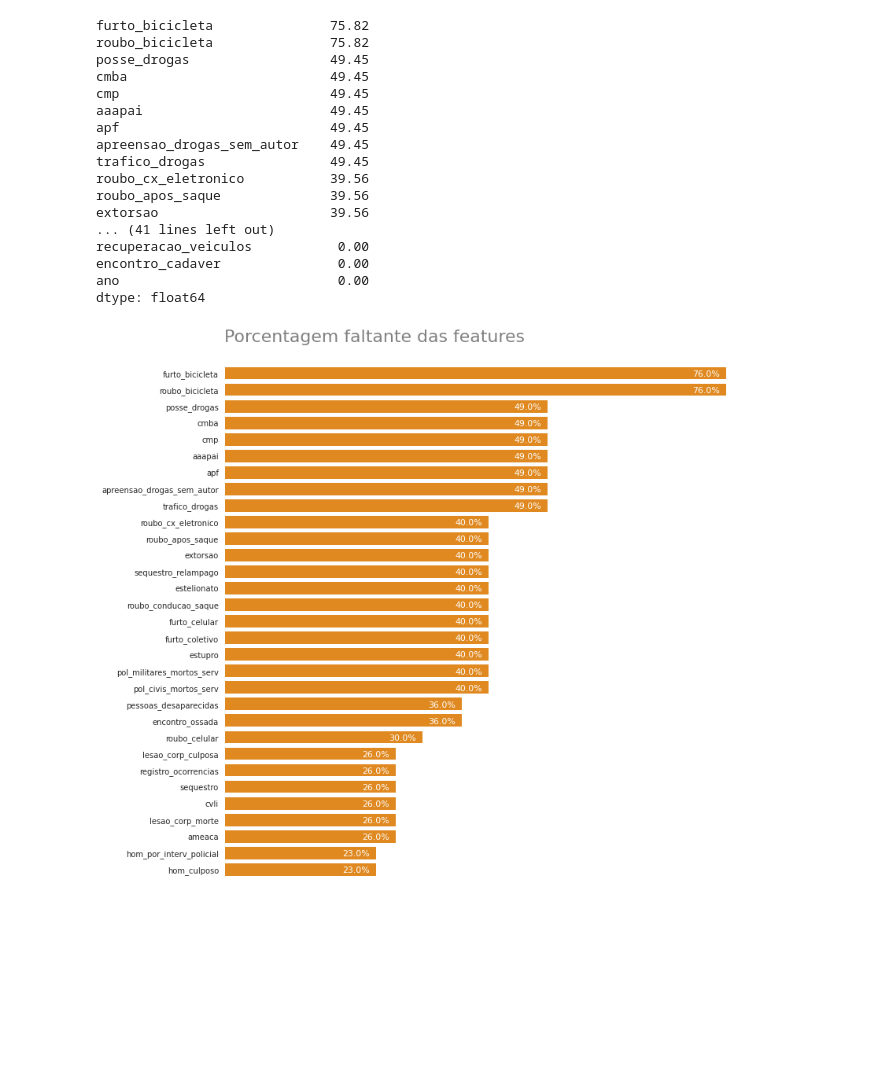
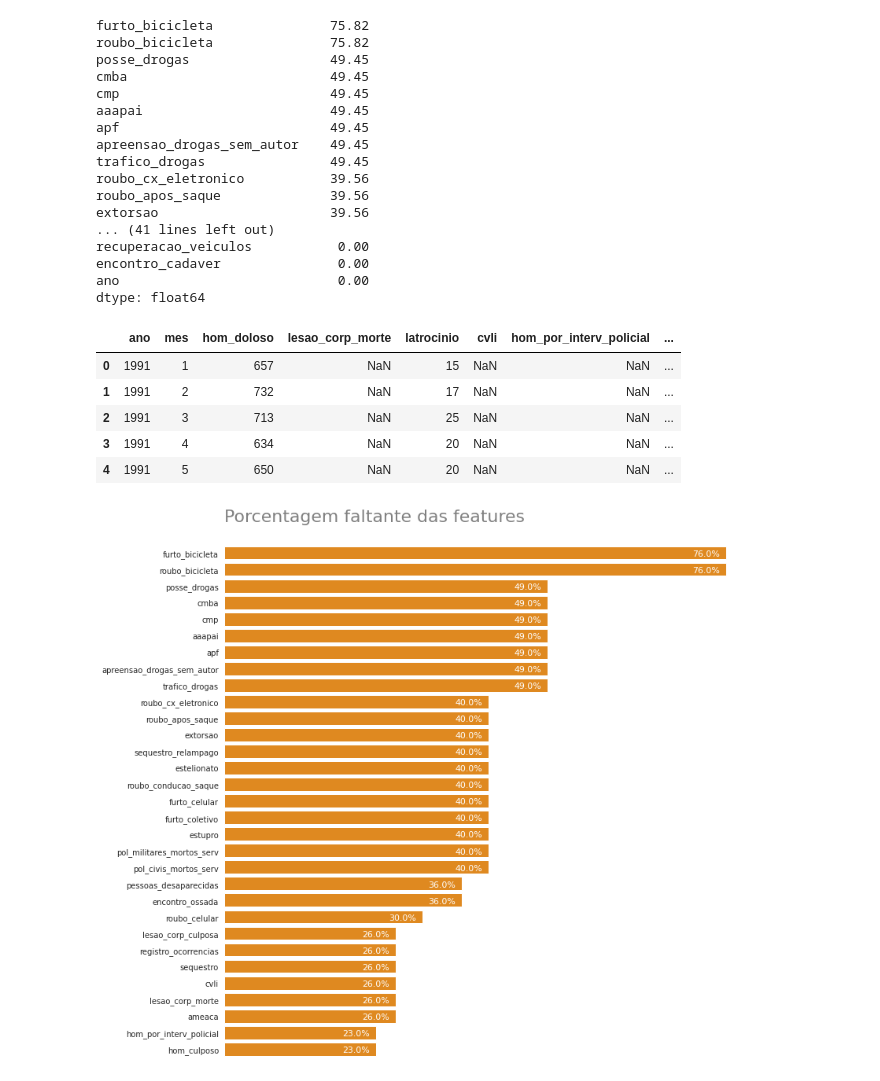
Before and after one commit to roberto-paixao/Analise_Violencia_do_Rio, a Jupyter notebook: Analisando_a_Violência_no_Rio_de_Janeiro.ipynb, the cells around one changed output. Saved outputs shown, nothing was run; the diff lists cells and outputs as text; code cells hidden in the pictures; blank space fills up the shorter version.

```diff
--- a/Analisando_a_Violência_no_Rio_de_Janeiro.ipynb
+++ b/Analisando_a_Violência_no_Rio_de_Janeiro.ipynb
@@ -334,6 +335,15 @@ recuperacao_veiculos           0.00
 encontro_cadaver               0.00
 ano                            0.00
 dtype: float64
+# %%
+df.head()
+# %% [output]
+|  | ano | mes | hom_doloso | lesao_corp_morte | latrocinio | cvli | hom_por_interv_policial | ... |
+| 0 | 1991 | 1 | 657 | NaN | 15 | NaN | NaN | ... |
+| 1 | 1991 | 2 | 732 | NaN | 17 | NaN | NaN | ... |
+| 2 | 1991 | 3 | 713 | NaN | 25 | NaN | NaN | ... |
+| 3 | 1991 | 4 | 634 | NaN | 20 | NaN | NaN | ... |
+| 4 | 1991 | 5 | 650 | NaN | 20 | NaN | NaN | ... |
 # %%
 # Plotando a porcentagem de dados ausentes
 
```
Also changed, not shown: parts of 27 cells of this notebook.
